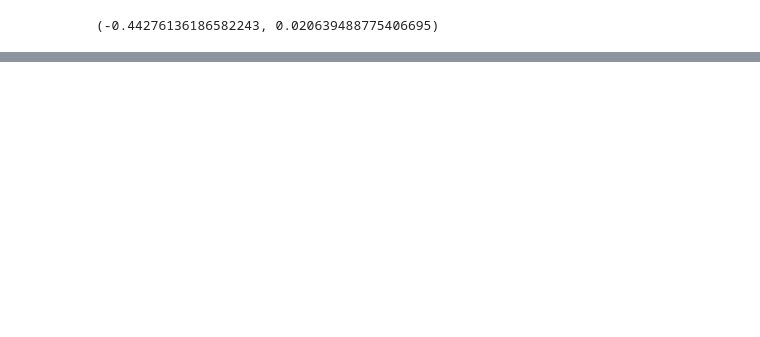
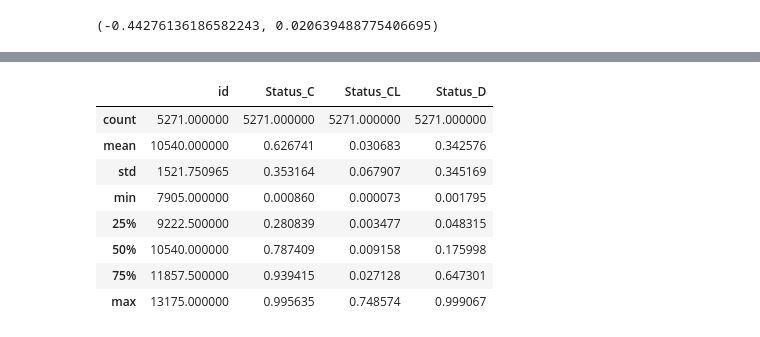
Before and after one commit to boeyjw/kaggle-store, a Jupyter notebook: 2023/S03E26_PlayCirrhosis/02_FeatEng.ipynb, the cells around one changed output, grey strips where cells are left out. Saved outputs shown, nothing was run; the diff lists cells and outputs as text; code cells hidden in the pictures; blank space fills up the shorter version.

```diff
--- a/2023/S03E26_PlayCirrhosis/02_FeatEng.ipynb
+++ b/2023/S03E26_PlayCirrhosis/02_FeatEng.ipynb
@@ -1249,0 +1331,11 @@ Pipeline(steps=[('numcat_encoder',
+# %%
+w1, w2, w3 = 3.69811284308606e-07, 1.8050216065731308, 0.7519303106096994
+
+xgb_pred = optimised_xgb_pipe.predict_proba(X_val)
+lgb_pred = final_lgb_pipe.predict_proba(X_val, verbose=-1)
+svc_pred = svc_pipe.predict_proba(X_val)
+
+vote_pred = np.sum([w3*xgb_pred, w2*lgb_pred, w1*svc_pred], axis=0)
+vote_pred /= np.sum(vote_pred, axis=1)[:, None]
+
+log_loss(y_val, vote_pred)
@@ -1249,0 +1362,22 @@ Pipeline(steps=[('numcat_encoder',
+# %%
+xgb_pred = optimised_xgb_pipe.predict_proba(test_out.drop(columns="id"))
+lgb_pred = final_lgb_pipe.predict_proba(test_out.drop(columns="id"), verbose=-1)
+svc_pred = svc_pipe.predict_proba(test_out.drop(columns="id"))
+
+vote_pred = np.sum([w3*xgb_pred, w2*lgb_pred, w1*svc_pred], axis=0)
+vote_pred /= np.sum(vote_pred, axis=1)[:, None]
+
+submission = pd.concat([test[["id"]], pd.DataFrame(vote_pred, columns=["Status_C","Status_CL","Status_D"])], axis=1)
+submission.to_csv(data_p / "submission.csv", index=False)
+
+submission.describe()
+# %% [output]
+|  | id | Status_C | Status_CL | Status_D |
+| count | 5271.000000 | 5271.000000 | 5271.000000 | 5271.000000 |
+| mean | 10540.000000 | 0.626741 | 0.030683 | 0.342576 |
+| std | 1521.750965 | 0.353164 | 0.067907 | 0.345169 |
+| min | 7905.000000 | 0.000860 | 0.000073 | 0.001795 |
+| 25% | 9222.500000 | 0.280839 | 0.003477 | 0.048315 |
+| 50% | 10540.000000 | 0.787409 | 0.009158 | 0.175998 |
+| 75% | 11857.500000 | 0.939415 | 0.027128 | 0.647301 |
+| max | 13175.000000 | 0.995635 | 0.748574 | 0.999067 |
```
Also changed, not shown: parts of 21 cells of this notebook.
